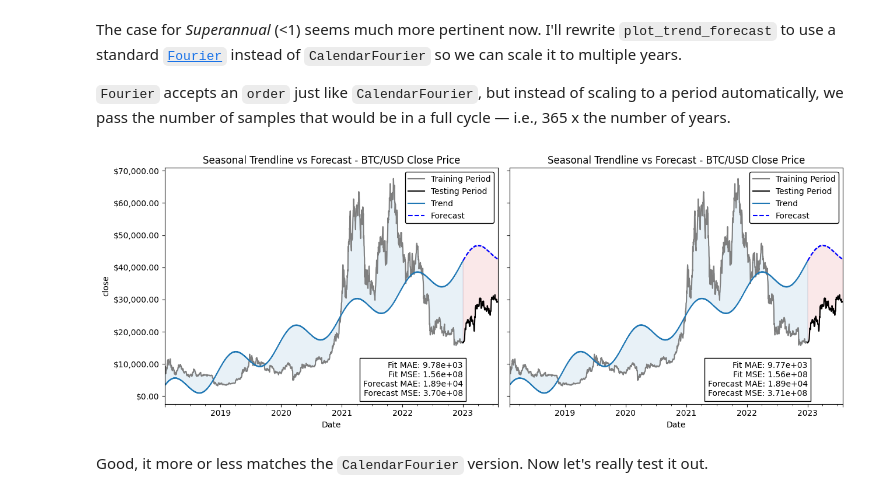
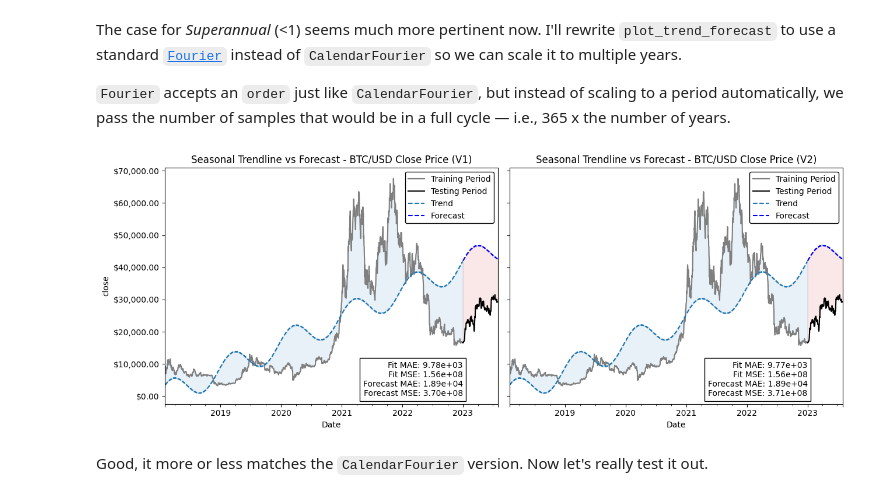
Before and after one commit to whitgroves/fintech-bootcamp-at-home, a Jupyter notebook: project-4-stock-predictor.ipynb, the cells around one changed output. Cells and saved outputs as stored; diff of their text form; code cells hidden in the pictures.

```diff
--- a/project-4-stock-predictor.ipynb
+++ b/project-4-stock-predictor.ipynb
@@ -215,7 +215,9 @@ from statsmodels.tsa.deterministic import CalendarFourier, DeterministicProcess
 from sklearn.linear_model import LinearRegression
 from sklearn.metrics import mean_absolute_error, mean_squared_error
 
-def plot_trendline(y:pandas.Series, cutoff:str='01-01-2023', order:int=1, seasonal:int=0, ax:matplot.Axes=None, subtitle:str=None, ylabel:str=None) -> (matplot.Axes, pandas.Series):
+CUTOFF_INDEX = '01-01-2023' # need this later
+
+def plot_trendline(y:pandas.Series, cutoff:str=CUTOFF_INDEX, order:int=1, seasonal:int=0, ax:matplot.Axes=None, subtitle:str=None, ylabel:str=None) -> (matplot.Axes, pandas.Series):
     y_train, y_test = y.loc[y.index < cutoff], y.loc[y.index >= cutoff]
     seasonal_args = dict(seasonal=seasonal, additional_terms=[CalendarFourier(freq='A', order=seasonal)]) if seasonal else {}
     dp = DeterministicProcess(index=y_train.index, order=order, constant=True, drop=True, **seasonal_args)
@@ -230,7 +232,7 @@ def plot_trendline(y:pandas.Series, cutoff:str='01-01-2023', order:int=1, season
     ax.yaxis.set_major_formatter('${x:,.2f}')
     ax = y_train.plot(ax=ax, color='C7', label='Training Period')
     ax = y_test.plot(ax=ax, color='k', label='Testing Period')
-    ax = y_trend.plot(ax=ax, color='C0', label='Trend')
+    ax = y_trend.plot(ax=ax, color='C0', style='--', label='Trend')
     ax = y_forecast.plot(ax=ax, color='b', style='--', label='Forecast')
     ax.fill_between(y_train.index, y_train, y_trend, color='C0', alpha=0.1)
     ax.fill_between(y_test.index, y_test, y_forecast, color='C3', alpha=0.1)
@@ -288,44 +290,45 @@ The case for *Superannual* (<1) seems much more pertinent now. I'll rewrite `plo
 `Fourier` accepts an `order` just like `CalendarFourier`, but instead of scaling to a period automatically, we pass the number of samples that would be in a full cycle — i.e., 365 x the number of years.
 # %%
 from statsmodels.tsa.deterministic import Fourier
+
+LEGEND_KWARGS = dict(facecolor='w', edgecolor='k') # need these later too
 
 def plot_trendline_v2(y:pandas.Series, cutoff:str='01-01-2023', order:int=1, years:int=1, seasonal:int=0, ax:matplot.Axes=None, subtitle:str=None, ylabel:str=None) -> tuple[matplot.Axes, pandas.Series]:
     y_train, y_test = y.loc[y.index < cutoff], y.loc[y.index >= cutoff]
     seasonal_args = dict(seasonal=seasonal, additional_terms=[Fourier(period=365*years, order=seasonal)]) if seasonal else {}
     dp = DeterministicProcess(index=y_train.index, order=order, constant=True, drop=True, **seasonal_args)
     X_train, X_test = dp.in_sample(), dp.out_of_sample(steps=len(y_test), forecast_index=y_test.index)
     model = LinearRegression(fit_intercept=False).fit(X_train, y_train)
     y_trend = pandas.Series(model.predict(X_train), index=y_train.index)
     y_forecast = pandas.Series(model.predict(X_test), index=y_test.index)
     if ax is None: _, ax = matplot.subplots()
     ax.set_title(f'{"Seasonal" if seasonal else "Linear"} Trendline vs Forecast{" - " + subtitle if subtitle else ""}')
     ax.set_xlabel('Date')
     ax.set_ylabel(ylabel if ylabel else y.name)
     ax.yaxis.set_major_formatter('${x:,.2f}')
     ax = y_train.plot(ax=ax, color='C7', label='Training Period')
     ax = y_test.plot(ax=ax, color='k', label='Testing Period')
-    ax = y_trend.plot(ax=ax, color='C0', label='Trend')
+    ax = y_trend.plot(ax=ax, color='C0', style='--', label='Trend')
     ax = y_forecast.plot(ax=ax, color='b', style='--', label='Forecast')
     ax.fill_between(y_train.index, y_train, y_trend, color='C0', alpha=0.1)
     ax.fill_between(y_test.index, y_test, y_forecast, color='C3', alpha=0.1)
-    legend_args = dict(facecolor='w', edgecolor='k')
-    ax.legend(framealpha=1, **legend_args)
+    ax.legend(framealpha=1, **LEGEND_KWARGS)
     errors = {
         'Fit MAE': mean_absolute_error(y_train, y_trend),
         'Fit MSE': mean_squared_error(y_train, y_trend),
         'Forecast MAE': mean_absolute_error(y_test, y_forecast),
         'Forecast MSE': mean_squared_error(y_test, y_forecast),
     }
-    ax.text(x=cutoff, y=min(y_forecast.min(), y.min(), 0), s='\n'.join([f'{e}: {errors[e]:.2e}' for e in errors]), ha='right', bbox=dict(alpha=1, **legend_args))
+    ax.text(x=cutoff, y=min(y_forecast.min(), y.min(), 0), s='\n'.join([f'{e}: {errors[e]:.2e}' for e in errors]), ha='right', bbox=dict(alpha=1, **LEGEND_KWARGS))
     return ax, pandas.concat([y_trend, y_forecast])
 
 fig, axs = matplot.subplots(1, 2, sharey=True)
 subtitle = 'BTC/USD Close Price'
-plot_trendline(y, ax=axs[0], subtitle=subtitle, seasonal=1)
-plot_trendline_v2(y, ax=axs[1], subtitle=subtitle, years=1, seasonal=1)
+plot_trendline(y, ax=axs[0], subtitle=f'{subtitle} (V1)', seasonal=1)
+plot_trendline_v2(y, ax=axs[1], subtitle=f'{subtitle} (V2)', years=1, seasonal=1)
 pass
 # %% [output]
-[figure, old version]
+[figure, new version]
 # %% [markdown]
 Good, it more or less matches the `CalendarFourier` version. Now let's really test it out.
 # %%
```
Also changed, not shown: parts of 27 cells of this notebook.
